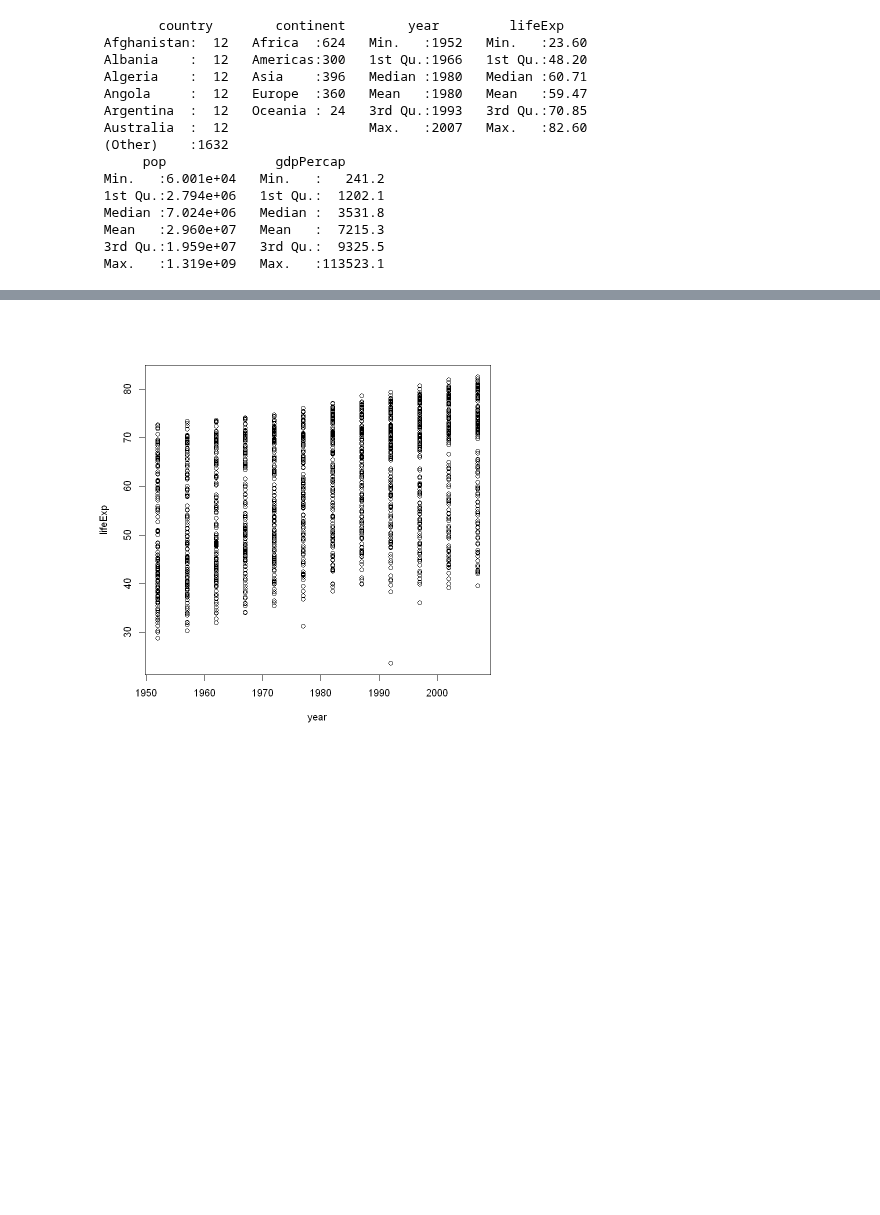
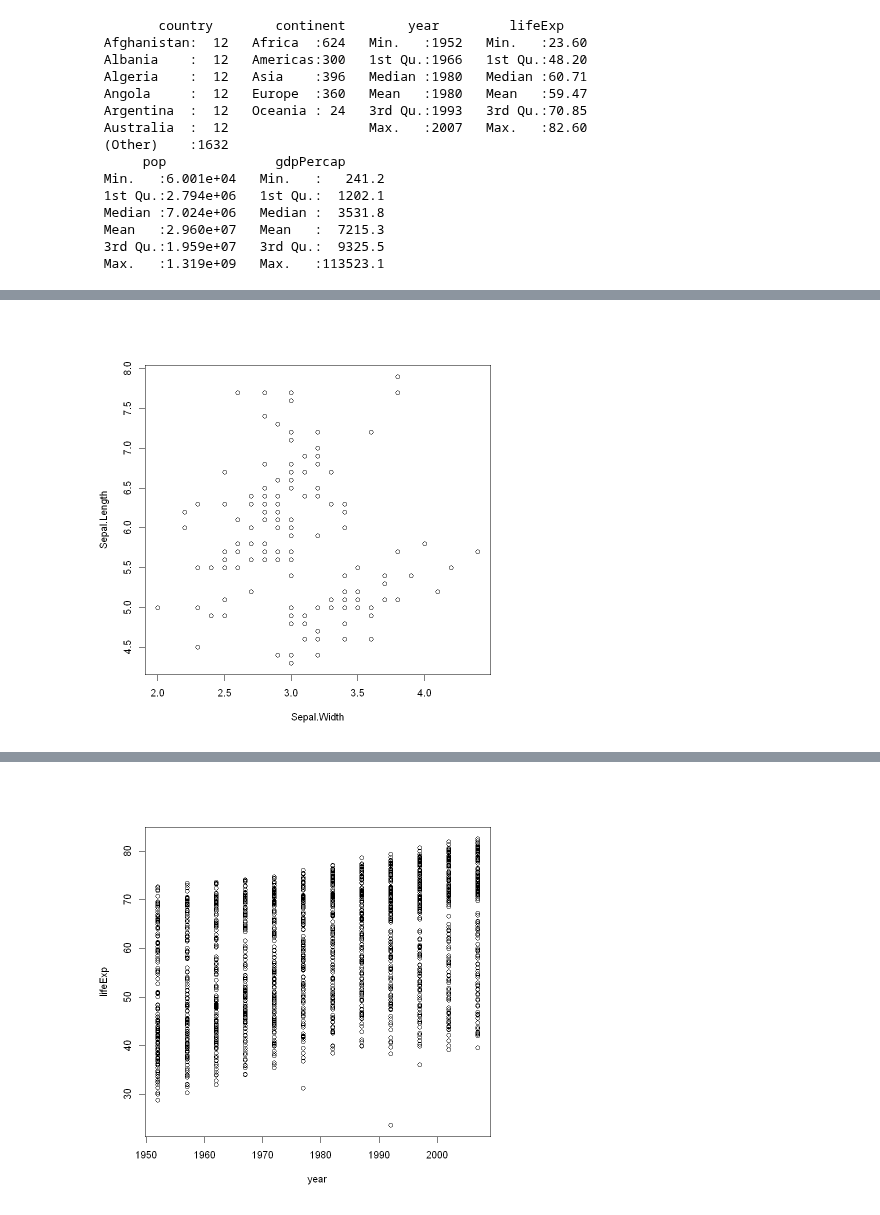
Before and after one commit to qslia/R_Practice, a Jupyter notebook: stat545/1.ipynb, the cells around one changed output, grey strips where cells are left out. Cells and saved outputs as stored; diff of their text form; code cells hidden in the pictures; blank space fills up the shorter version.

```diff
--- a/stat545/1.ipynb
+++ b/stat545/1.ipynb
@@ -139,3 +184,9 @@ A tibble: 6 × 6
 # %%
-as_tibble(iris)
+iris_tibble <- as_tibble(iris)
+class(iris_tibble)
+str(iris_tibble)
+typeof(iris_tibble)
+class(iris_tibble$Sepal.Length)
+class(iris_tibble$Species)
+class(iris_tibble$Petal.Length)
 # %% [output]
@@ -198,0 +288,4 @@ summary(gapminder)
+# %%
+plot(Sepal.Length ~ Sepal.Width, data = iris_tibble)
+# %% [output]
+[figure, added]
```
Also changed, not shown: parts of 32 cells of this notebook.
